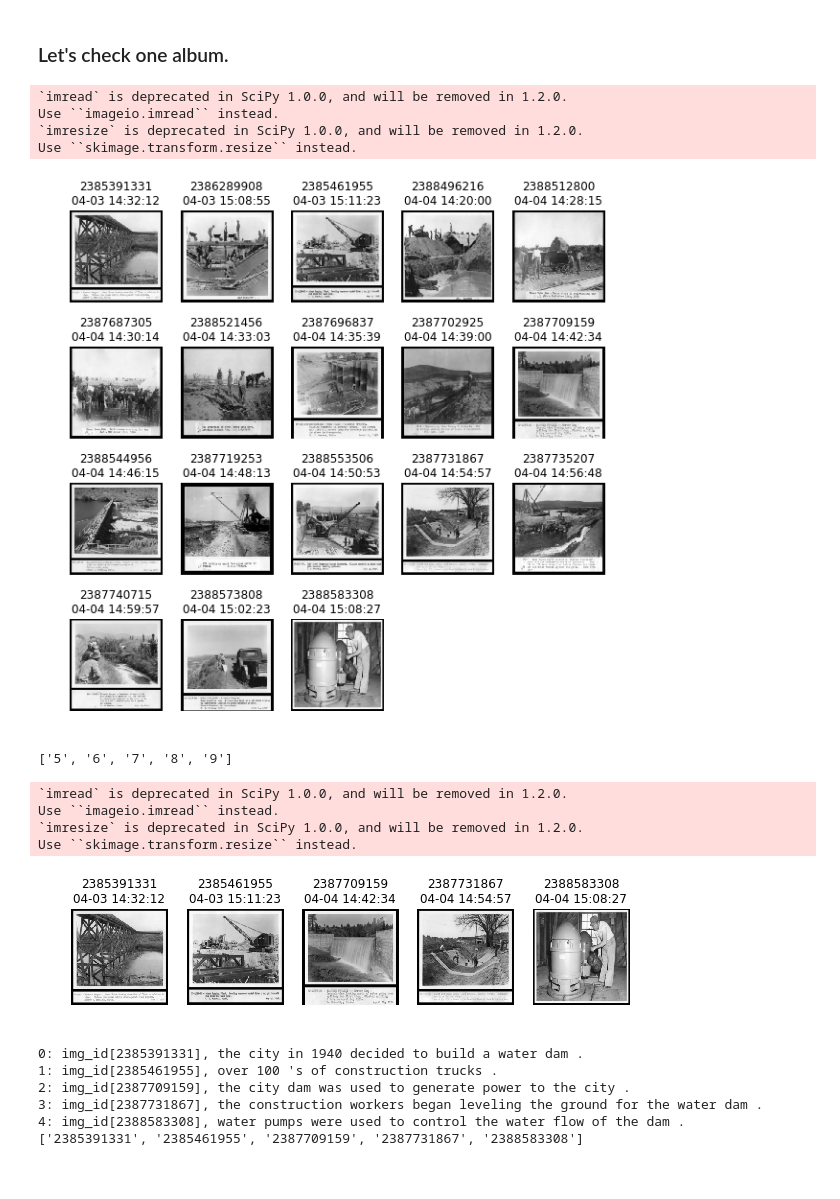
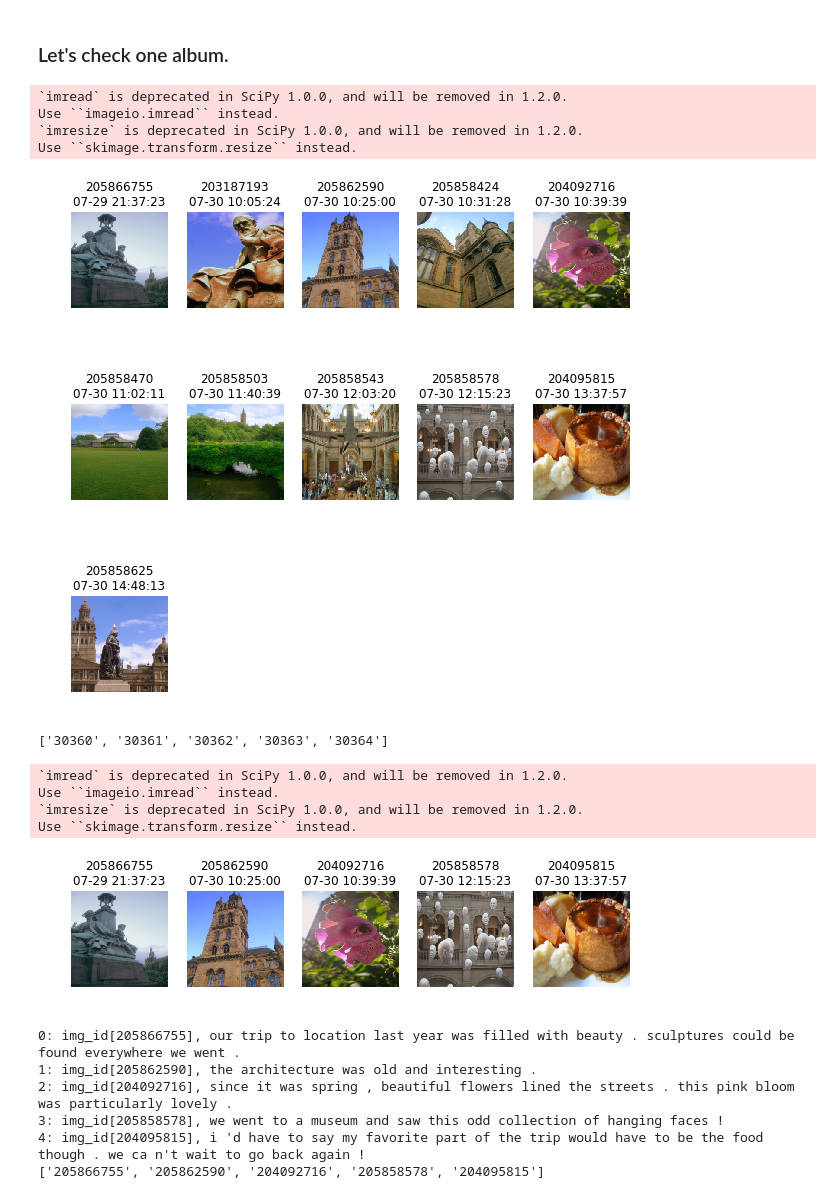
Before and after one commit to atefehmah/Story_Generator, a Jupyter notebook: vist_demo.ipynb, the cells around one changed output. Drawn from its saved outputs; the diff is of its cells as text; code cells hidden in the pictures.

```diff
--- a/vist_demo.ipynb
+++ b/vist_demo.ipynb
@@ -224,16 +224,16 @@ sis.Albums['72157605930515606']
 # %% [markdown]
 ### Let's check one album.
 # %%
-album_id = list(sis.Albums.keys())[3]
+album_id = list(sis.Albums.keys())[1]
 sis.show_album(album_id)
 album = sis.Albums[album_id]
 # pprint(album)
 # %% [output]
 `imread` is deprecated in SciPy 1.0.0, and will be removed in 1.2.0.
 Use ``imageio.imread`` instead.
 `imresize` is deprecated in SciPy 1.0.0, and will be removed in 1.2.0.
 Use ``skimage.transform.resize`` instead.
-[figure, old version]
+[figure, new version]
 # %%
 
 story_ids = sis.Albums[album_id]['story_ids']
@@ -242,18 +242,18 @@ story_id = story_ids[0]
 sis.show_story(story_id)
 print (sis.Stories[story_id]['img_ids'])
 # %% [output]
-['5', '6', '7', '8', '9']
+['30360', '30361', '30362', '30363', '30364']
 `imread` is deprecated in SciPy 1.0.0, and will be removed in 1.2.0.
 Use ``imageio.imread`` instead.
 `imresize` is deprecated in SciPy 1.0.0, and will be removed in 1.2.0.
 Use ``skimage.transform.resize`` instead.
-[figure, old version]
+[figure, new version]
-0: img_id[2385391331], the city in 1940 decided to build a water dam .
-1: img_id[2385461955], over 100 's of construction trucks .
-2: img_id[2387709159], the city dam was used to generate power to the city .
-3: img_id[2387731867], the construction workers began leveling the ground for the water dam .
-4: img_id[2388583308], water pumps were used to control the water flow of the dam .
-['2385391331', '2385461955', '2387709159', '2387731867', '2388583308']
+0: img_id[205866755], our trip to location last year was filled with beauty . sculptures could be found everywhere we went .
+1: img_id[205862590], the architecture was old and interesting .
+2: img_id[204092716], since it was spring , beautiful flowers lined the streets . this pink bloom was particularly lovely .
+3: img_id[205858578], we went to a museum and saw this odd collection of hanging faces !
+4: img_id[204095815], i 'd have to say my favorite part of the trip would have to be the food though . we ca n't wait to go back again !
+['205866755', '205862590', '204092716', '205858578', '204095815']
 # %%
 for album_id in list(sis.Albums.keys()):
     story_ids = sis.Albums[album_id]['story_ids']
```
Also changed, not shown: parts of 9 cells of this notebook.
